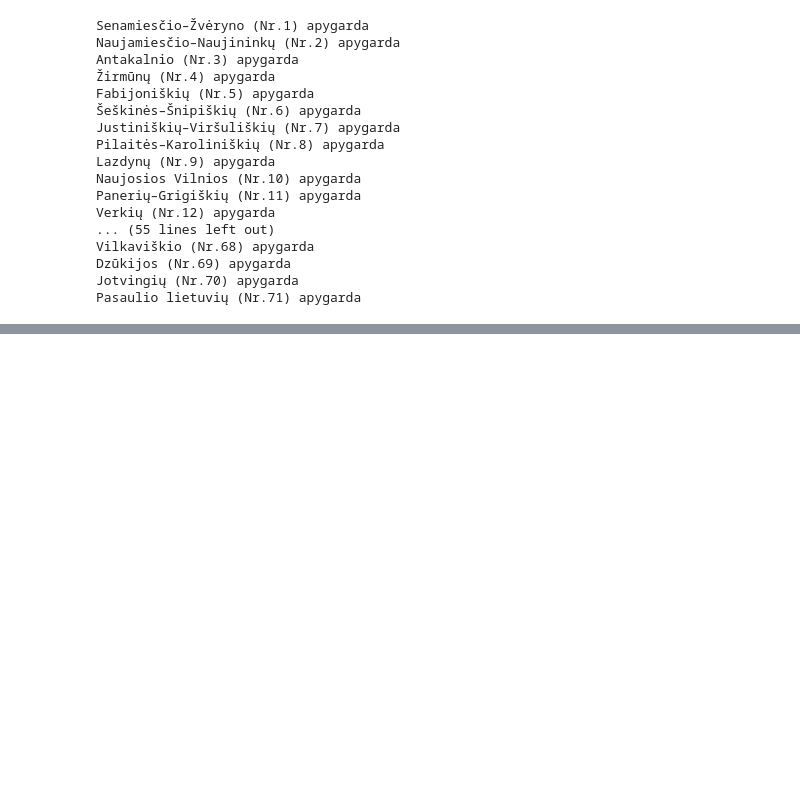
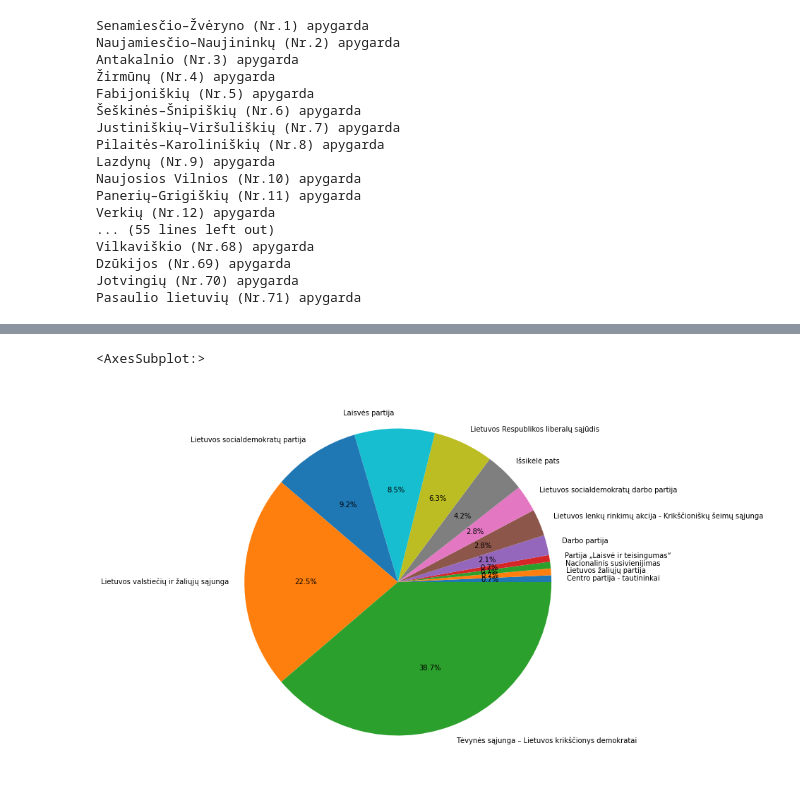
Before and after one commit to tomcis/lithuanian-parliamentary-election-2020, a Jupyter notebook: notebooks/single-member_elections.ipynb, the cells around one changed output, grey strips where cells are left out. Cells and saved outputs as stored; diff of their text form; code cells hidden in the pictures; blank space fills up the shorter version.

Commit message:
Aggregate the results and add a pie chart

```diff
--- a/notebooks/single-member_elections.ipynb
+++ b/notebooks/single-member_elections.ipynb
@@ -119,0 +98,2 @@ for district, results in dfs.items():
+# %%
+agg_results = pd.concat(list(dfs.values())); agg_results
@@ -119,0 +114,2 @@ for district, results in dfs.items():
+# %%
+count_results = agg_results.groupby("party").size(); count_results.sort_values(ascending=False)
@@ -119,0 +132,5 @@ for district, results in dfs.items():
+# %%
+count_results.sort_values().plot.pie(figsize=(10, 10), autopct='%1.1f%%', ylabel="")
+# %% [output]
+<AxesSubplot:>
+[figure, added]
```
Also changed, not shown: parts of 4 cells of this notebook.
